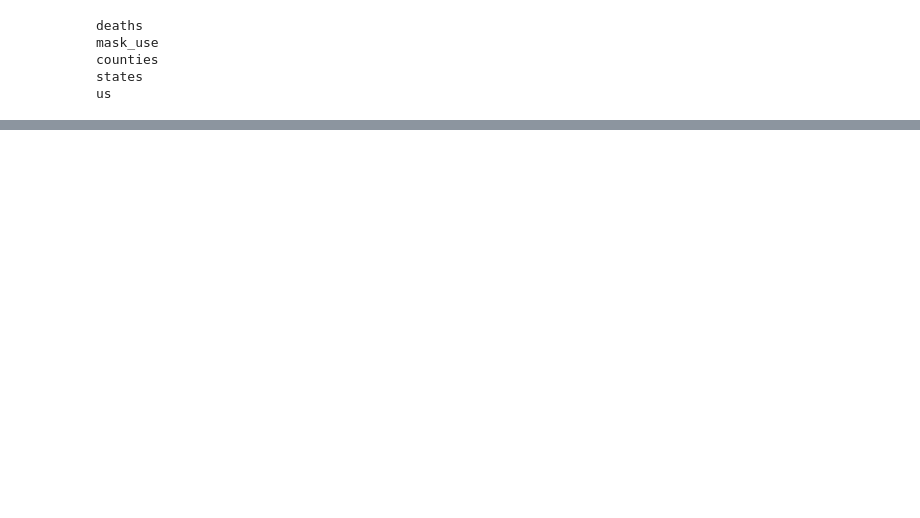
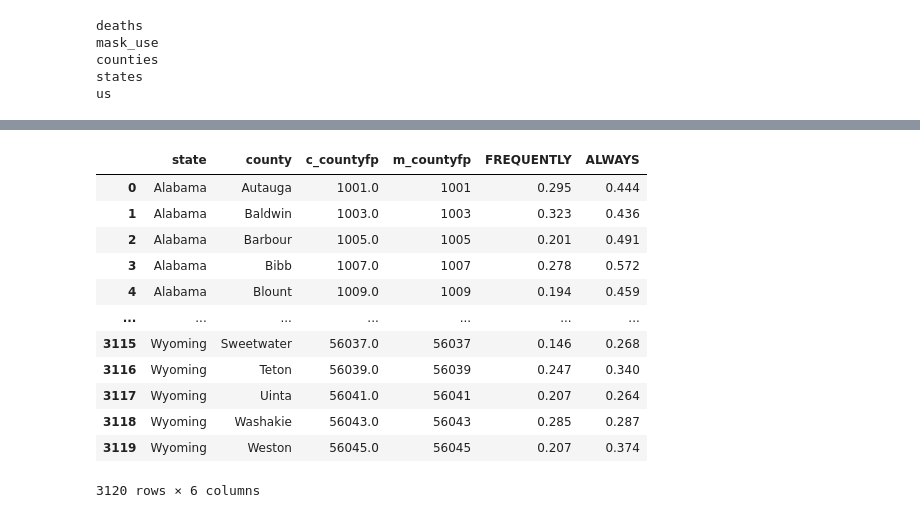
Before and after one commit to aspotter99/SQL_talk, a Jupyter notebook: notebooks/Untitled.ipynb, the cells around one changed output, grey strips where cells are left out. Saved outputs shown, nothing was run; the diff lists cells and outputs as text; code cells hidden in the pictures; blank space fills up the shorter version.

```diff
--- a/notebooks/Untitled.ipynb
+++ b/notebooks/Untitled.ipynb
@@ -35,0 +239,20 @@ df
+# %%
+df = pd.read_sql('''select distinct state, county, fips as c_countyfp, countyfp as m_countyfp, frequently, always
+                    from counties
+                    join mask_use on fips = countyfp
+                    order by fips''',conn)
+df
+# %% [output]
+|  | state | county | c_countyfp | m_countyfp | FREQUENTLY | ALWAYS |
+| 0 | Alabama | Autauga | 1001.0 | 1001 | 0.295 | 0.444 |
+| 1 | Alabama | Baldwin | 1003.0 | 1003 | 0.323 | 0.436 |
+| 2 | Alabama | Barbour | 1005.0 | 1005 | 0.201 | 0.491 |
+| 3 | Alabama | Bibb | 1007.0 | 1007 | 0.278 | 0.572 |
+| 4 | Alabama | Blount | 1009.0 | 1009 | 0.194 | 0.459 |
+| ... | ... | ... | ... | ... | ... | ... |
+| 3115 | Wyoming | Sweetwater | 56037.0 | 56037 | 0.146 | 0.268 |
+| 3116 | Wyoming | Teton | 56039.0 | 56039 | 0.247 | 0.340 |
+| 3117 | Wyoming | Uinta | 56041.0 | 56041 | 0.207 | 0.264 |
+| 3118 | Wyoming | Washakie | 56043.0 | 56043 | 0.285 | 0.287 |
+| 3119 | Wyoming | Weston | 56045.0 | 56045 | 0.207 | 0.374 |
+3120 rows × 6 columns
```
Also changed, not shown: parts of 14 cells of this notebook.
